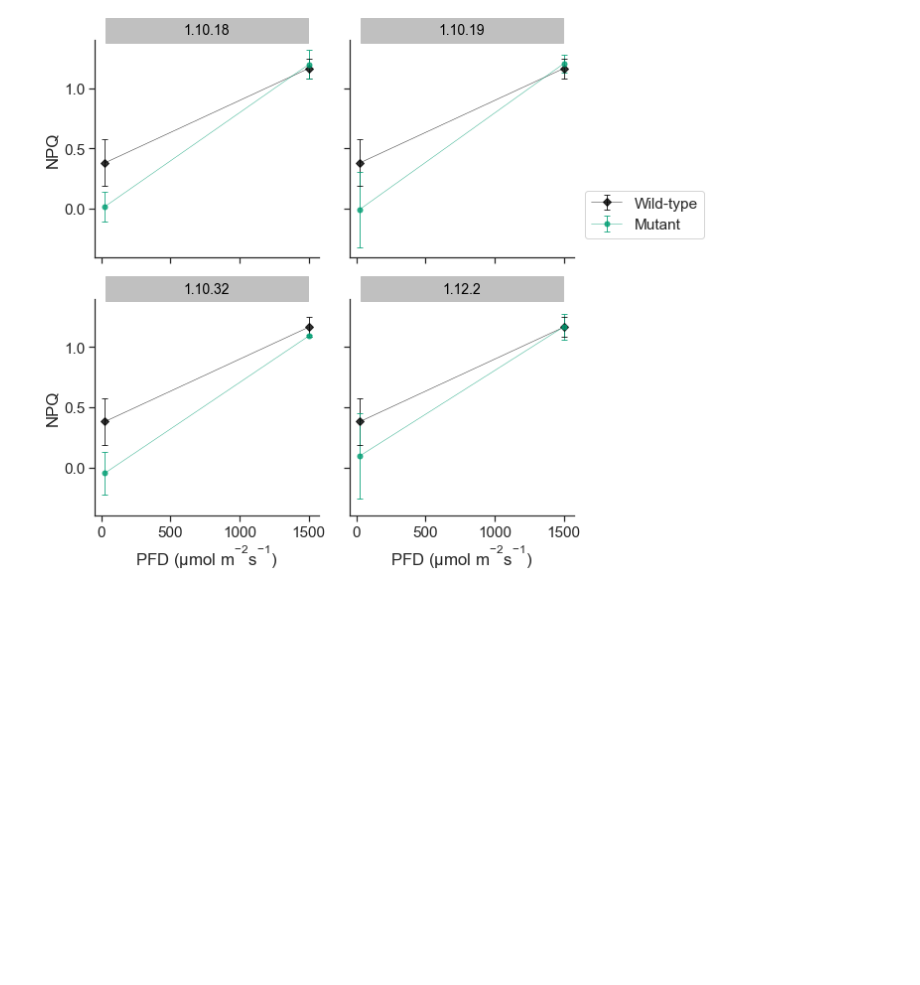
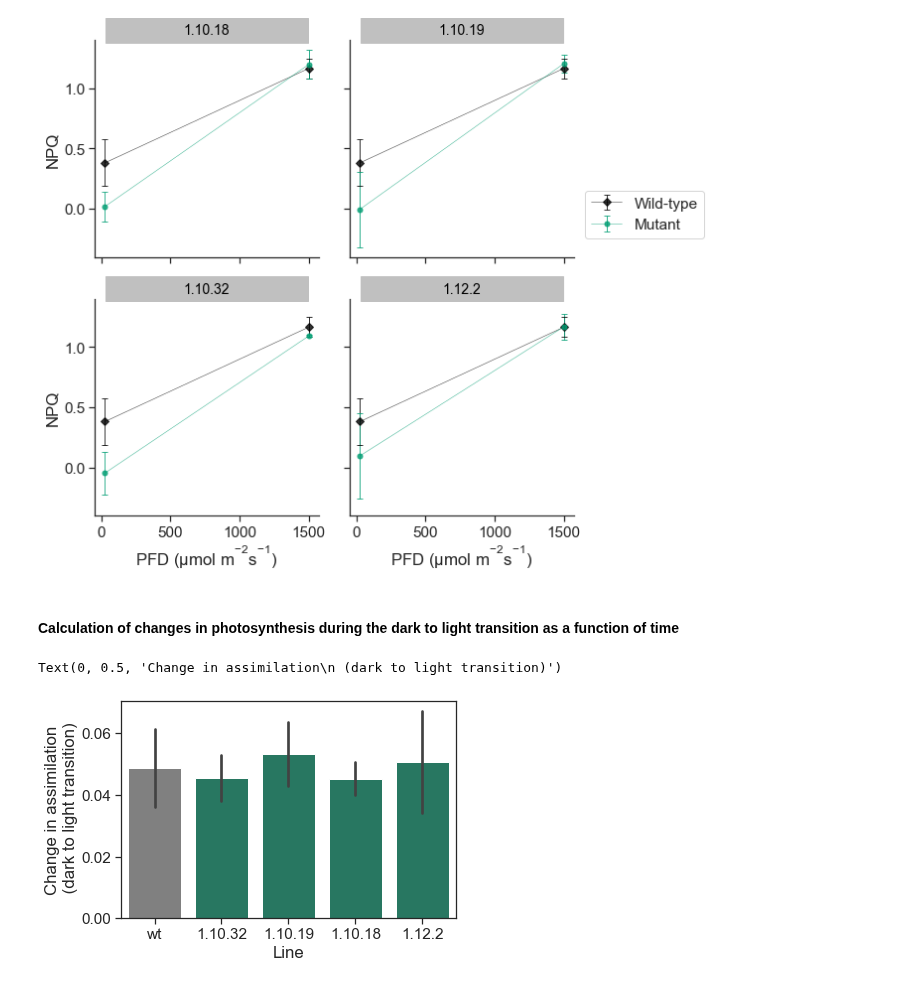
Before and after one commit to RonaCostello/Thesis, a Jupyter notebook: plots/chapter3_lr_curves.ipynb, the cells around one changed output. Cells and saved outputs as stored; diff of their text form; code cells hidden in the pictures; blank space fills up the shorter version.

Commit message:
Calculate the dark to light transition change in assimilation as a function of time

```diff
--- a/plots/chapter3_lr_curves.ipynb
+++ b/plots/chapter3_lr_curves.ipynb
@@ -251,3 +251,40 @@ plot_curve(grouped_NPQ_df[(grouped_NPQ_df['Q_rounded'] == 1500) | (grouped_NPQ_d
  'wt_4' '1.10.18_3' '1.12.2_4' 'wt_6' '1.10.18_5']
 [figure]
 [figure]
+# %% [markdown]
+#### Calculation of changes in photosynthesis during the dark to light transition as a function of time
+# %%
+plants = transition_df['plant'].unique()
+plants = list(plants)
+
+plants.remove('1.12.2_1')
+
+lines = []
+types = []
+T_1500 = []
+T_0 = []
+A_1500 = []
+A_0 = []
+
+for plant in plants:
+
+    df_subset = transition_df[(transition_df['plant'] == plant) & (transition_df['plot'] == plant[:-2])]
+
+    lines.append(plant[:-2])
+    types.append(df_subset['type'].unique()[0])
+    A_1500.append(df_subset[df_subset['Q_rounded'] == 1500]['A'].iloc[0])
+    A_0.append(df_subset[df_subset['Q_rounded'] == 0]['A'].iloc[0])
+    T_1500.append(df_subset[df_subset['Q_rounded'] == 1500]['TIME'].iloc[0])
+    T_0.append(df_subset[df_subset['Q_rounded'] == 0]['TIME'].iloc[0])
+#     A_recovery.append((A_1500 - A_0)/(T_1500 - T_0))
+
+A_recovery_df = pd.DataFrame(list(zip(plants, lines, types, A_1500, A_0, T_1500, T_0)), columns =['Plant', 'Line', 'Type', 'A_1500', 'A_0', 'T_1500', 'T_0'])
+A_recovery_df['A_recovery'] = (A_recovery_df['A_1500'] - A_recovery_df['A_0'])/(A_recovery_df['T_1500'] - A_recovery_df['T_0'])
+# %%
+colours = ['gray', '#009E73']
+ax = sns.barplot(x="Line", y="A_recovery", hue="Type", data=A_recovery_df, dodge=False, ci='sd', palette=colours, saturation=0.5)
+ax.legend_.remove()
+ax.set_ylabel('Change in assimilation\n (dark to light transition)')
+# %% [output]
+Text(0, 0.5, 'Change in assimilation\n (dark to light transition)')
+[figure, added]
```
